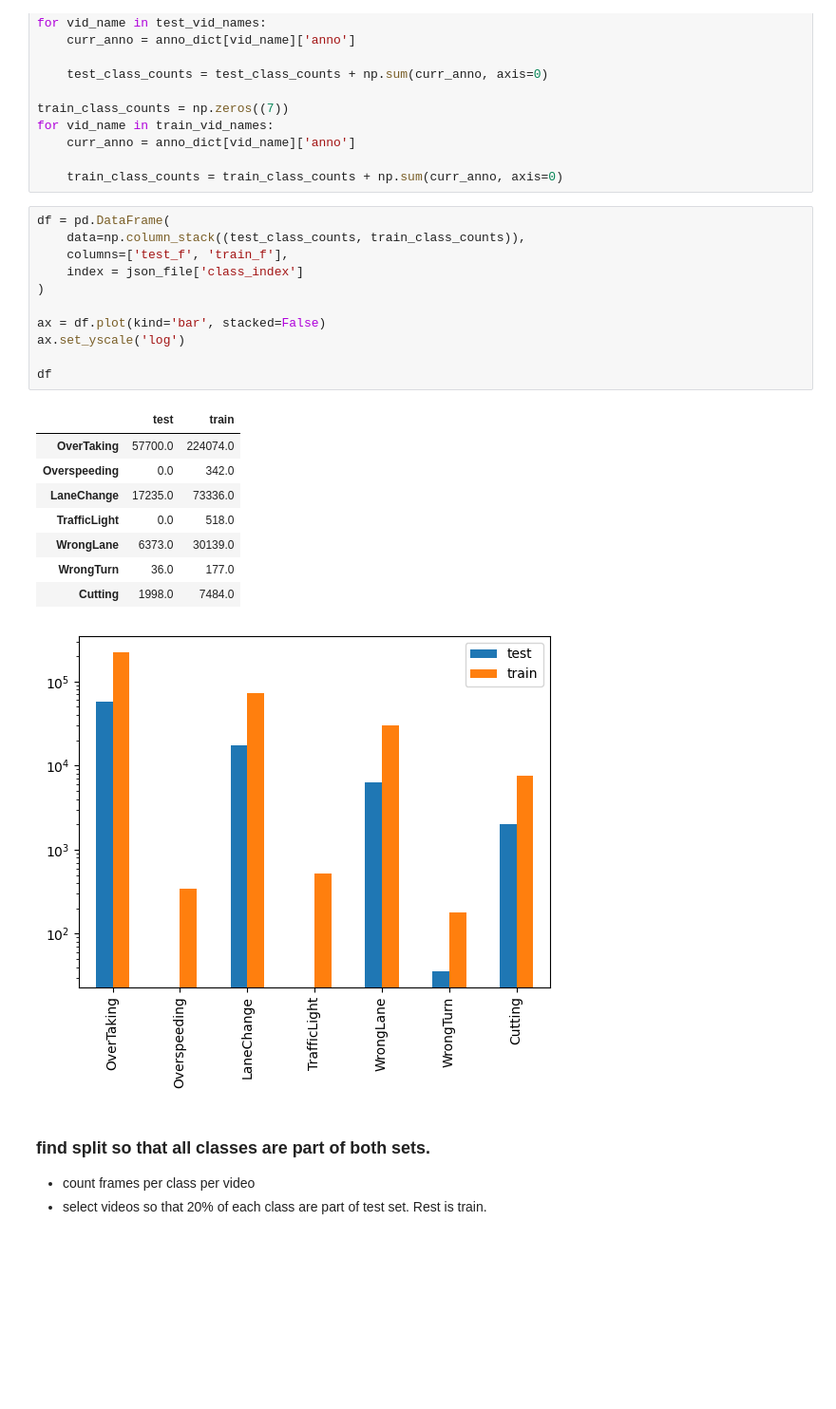
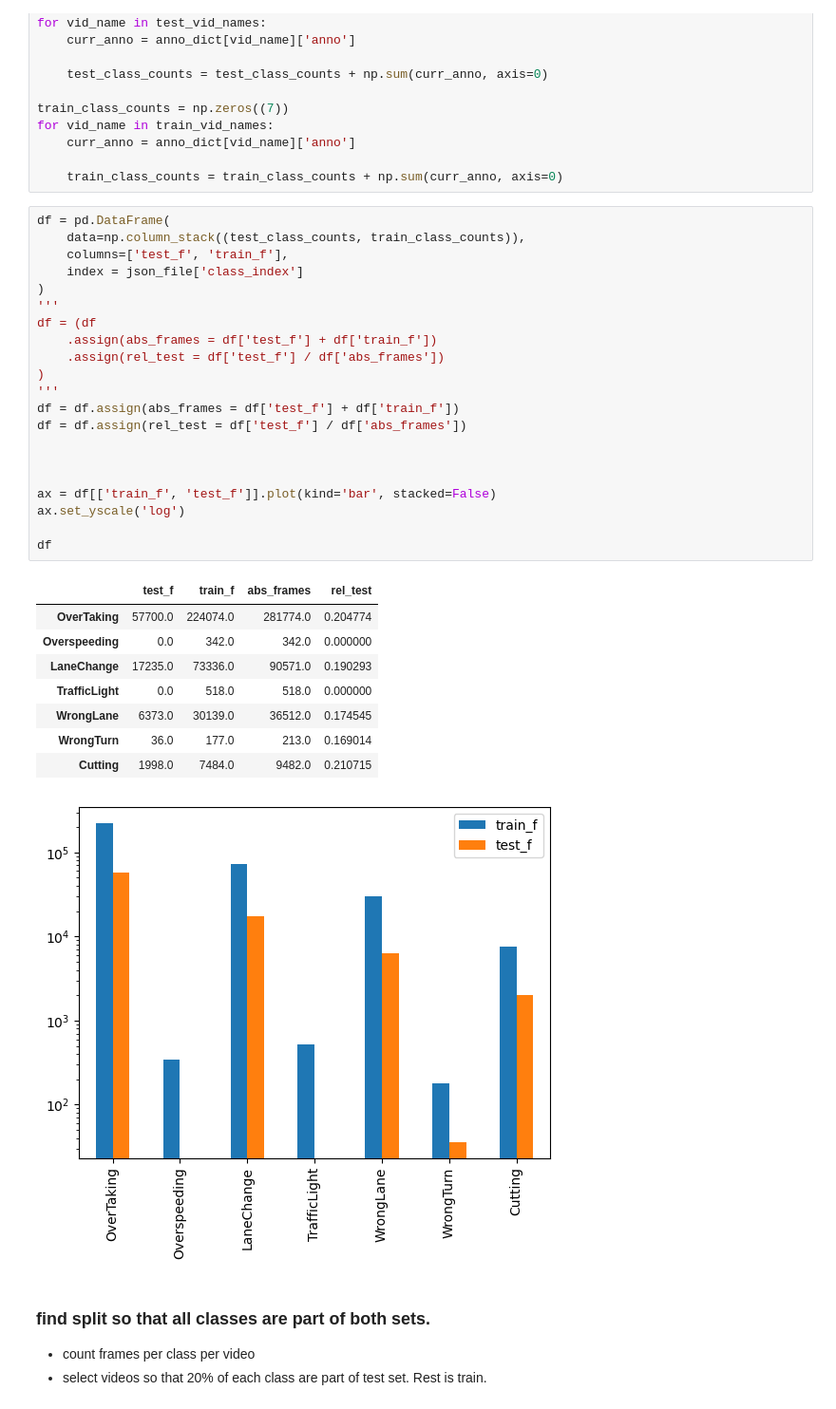
Before and after one commit to unofficial-Jona/assessing_ADB, a Jupyter notebook: dataset_analysis.ipynb, the cells around one changed output. Shown at 95% size. Cells and saved outputs as stored; diff of their text form; blank space fills up the shorter version.

```diff
--- a/dataset_analysis.ipynb
+++ b/dataset_analysis.ipynb
@@ -103,24 +81,34 @@ for vid_name in train_vid_names:
 # %%
 df = pd.DataFrame(
     data=np.column_stack((test_class_counts, train_class_counts)),
     columns=['test_f', 'train_f'],
     index = json_file['class_index']
 )
+'''
+df = (df
+    .assign(abs_frames = df['test_f'] + df['train_f'])
+    .assign(rel_test = df['test_f'] / df['abs_frames'])
+)
+'''
+df = df.assign(abs_frames = df['test_f'] + df['train_f'])
+df = df.assign(rel_test = df['test_f'] / df['abs_frames'])
 
-ax = df.plot(kind='bar', stacked=False)
+
+
+ax = df[['train_f', 'test_f']].plot(kind='bar', stacked=False)
 ax.set_yscale('log')
 
 df
 # %% [output]
-|  | test | train |
-| OverTaking | 57700.0 | 224074.0 |
-| Overspeeding | 0.0 | 342.0 |
-| LaneChange | 17235.0 | 73336.0 |
-| TrafficLight | 0.0 | 518.0 |
-| WrongLane | 6373.0 | 30139.0 |
-| WrongTurn | 36.0 | 177.0 |
-| Cutting | 1998.0 | 7484.0 |
+|  | test_f | train_f | abs_frames | rel_test |
+| OverTaking | 57700.0 | 224074.0 | 281774.0 | 0.204774 |
+| Overspeeding | 0.0 | 342.0 | 342.0 | 0.000000 |
+| LaneChange | 17235.0 | 73336.0 | 90571.0 | 0.190293 |
+| TrafficLight | 0.0 | 518.0 | 518.0 | 0.000000 |
+| WrongLane | 6373.0 | 30139.0 | 36512.0 | 0.174545 |
+| WrongTurn | 36.0 | 177.0 | 213.0 | 0.169014 |
+| Cutting | 1998.0 | 7484.0 | 9482.0 | 0.210715 |
-[figure, old version]
+[figure, new version]
 # %% [markdown]
 ### find split so that all classes are part of both sets.
 
```
Also changed, not shown: parts of 12 cells of this notebook, 1 other file.
